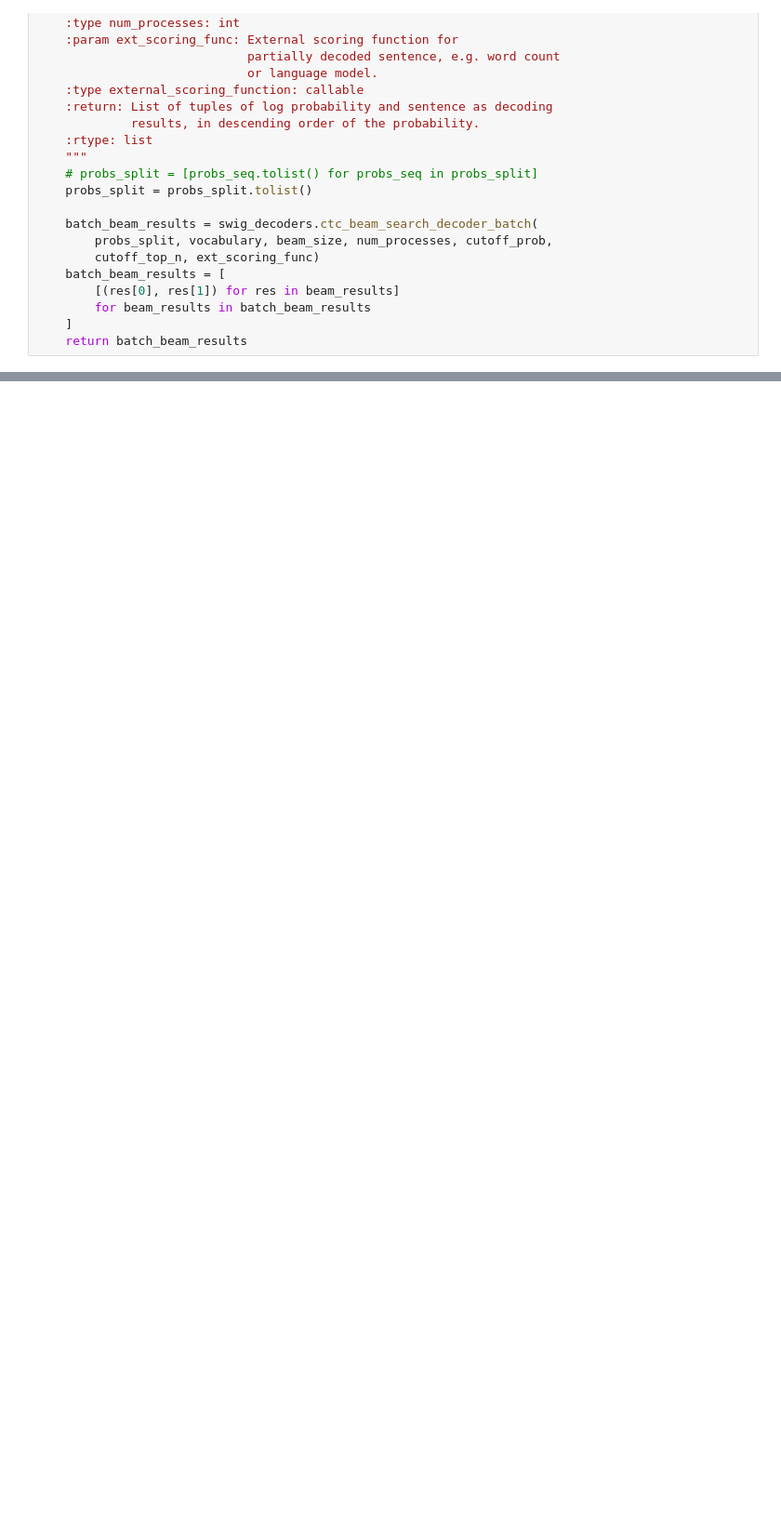
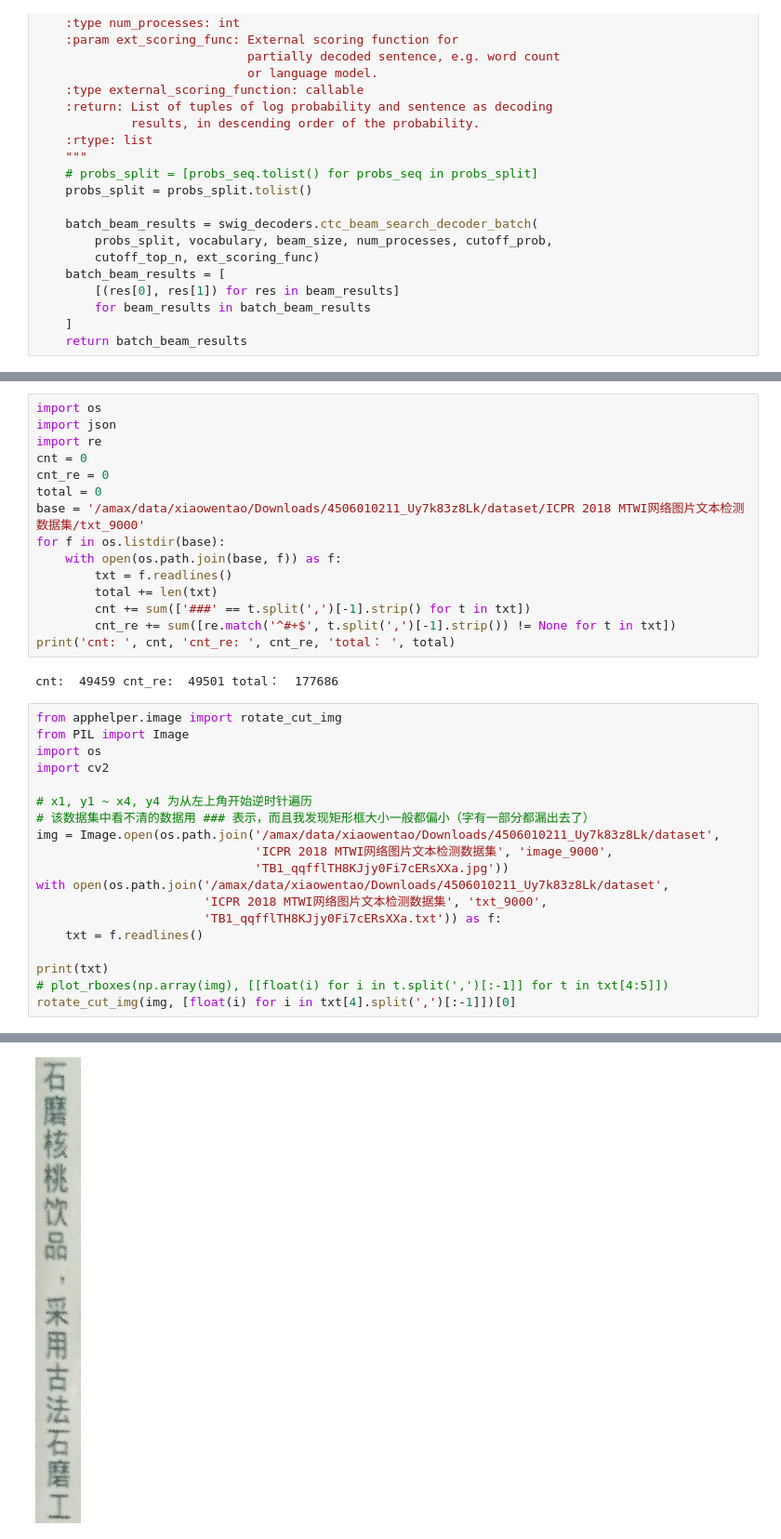
Before and after one commit to DCMMC/chineseocr, a Jupyter notebook: test.ipynb, the cells around one changed output, grey strips where cells are left out. Shown at 93% size. Drawn from its saved outputs; the diff is of its cells as text; blank space fills up the shorter version.

Commit message:
add datasets

```diff
--- a/test.ipynb
+++ b/test.ipynb
@@ -428,0 +456,37 @@ It take:1.6329455375671387s
+# %%
+import os
+import json
+import re
+cnt = 0
+cnt_re = 0
+total = 0
+base = '/amax/data/xiaowentao/Downloads/4506010211_Uy7k83z8Lk/dataset/ICPR 2018 MTWI网络图片文本检测数据集/txt_9000'
+for f in os.listdir(base):
+    with open(os.path.join(base, f)) as f:
+        txt = f.readlines()
+        total += len(txt)
+        cnt += sum(['###' == t.split(',')[-1].strip() for t in txt])
+        cnt_re += sum([re.match('^#+$', t.split(',')[-1].strip()) != None for t in txt])
+print('cnt: ', cnt, 'cnt_re: ', cnt_re, 'total： ', total)
+# %% [output]
+cnt:  49459 cnt_re:  49501 total：  177686
+# %%
+from apphelper.image import rotate_cut_img
+from PIL import Image
+import os
+import cv2
+
+# x1, y1 ~ x4, y4 为从左上角开始逆时针遍历
+# 该数据集中看不清的数据用 ### 表示，而且我发现矩形框大小一般都偏小（字有一部分都漏出去了）
+img = Image.open(os.path.join('/amax/data/xiaowentao/Downloads/4506010211_Uy7k83z8Lk/dataset',
+                              'ICPR 2018 MTWI网络图片文本检测数据集', 'image_9000',
+                              'TB1_qqfflTH8KJjy0Fi7cERsXXa.jpg'))
+with open(os.path.join('/amax/data/xiaowentao/Downloads/4506010211_Uy7k83z8Lk/dataset',
+                       'ICPR 2018 MTWI网络图片文本检测数据集', 'txt_9000',
+                       'TB1_qqfflTH8KJjy0Fi7cERsXXa.txt')) as f:
+    txt = f.readlines()
+
+print(txt)
+# plot_rboxes(np.array(img), [[float(i) for i in t.split(',')[:-1]] for t in txt[4:5]])
+rotate_cut_img(img, [float(i) for i in txt[4].split(',')[:-1]])[0]
+# %% [output]
@@ -428,0 +494 @@ It take:1.6329455375671387s
+[figure, added]
```
Also changed, not shown: parts of 11 cells of this notebook, 2 other files.
